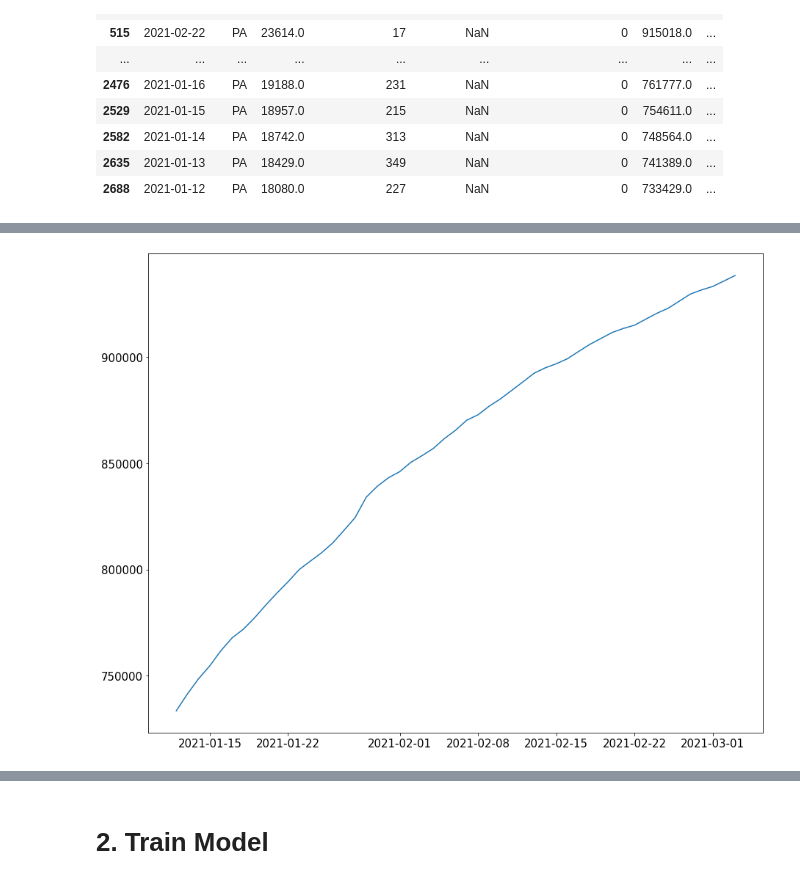
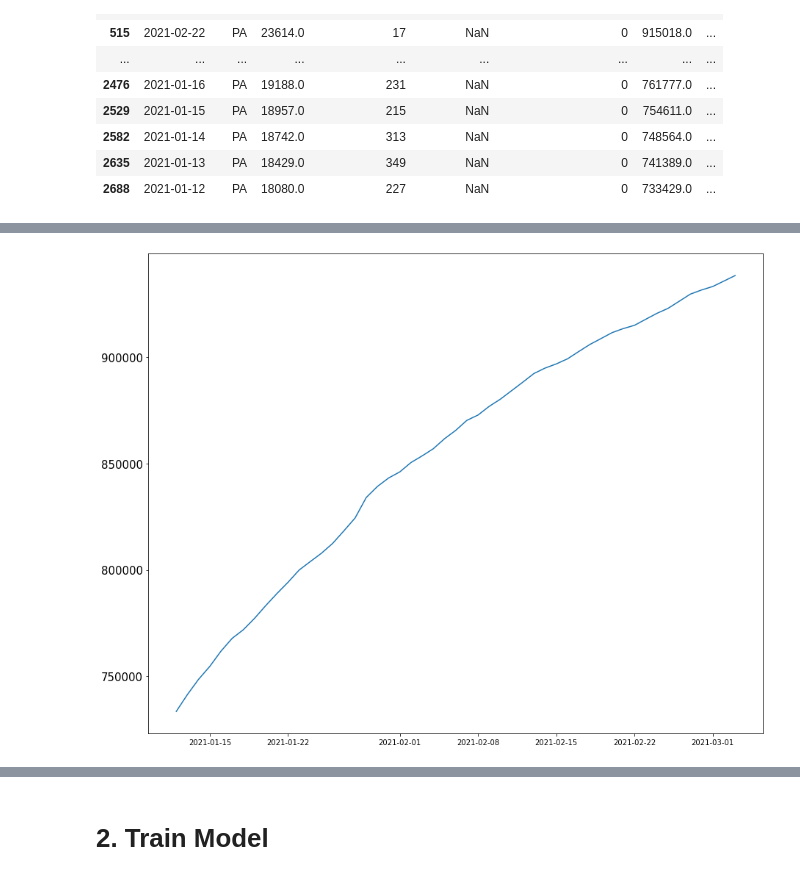
Before and after one commit to Marcellisv/Final_Projec, a Jupyter notebook: model/Time_Series_Model.ipynb, the cells around one changed output, grey strips where cells are left out. Saved outputs shown, nothing was run; the diff lists cells and outputs as text; code cells hidden in the pictures.

```diff
--- a/model/Time_Series_Model.ipynb
+++ b/model/Time_Series_Model.ipynb
@@ -207,0 +216,2 @@ penn
+# %%
+penn['people_vaccinated_per_hundred']=penn['people_vaccinated_per_hundred'].fillna(method='ffill')
@@ -208,11 +239,11 @@ penn
 # %%
 plt.figure(figsize=(15,12))
-plt.xticks(size=15)
+plt.xticks(size=10)
 plt.yticks(size=15)
 plt.plot(penn['date'], penn['positive'])
 plt.show()
 # %% [output]
-[figure, old version]
+[figure, new version]
 # %%
 import numpy as np
 # %%
```
Also changed, not shown: parts of 31 cells of this notebook, 1 other file.
